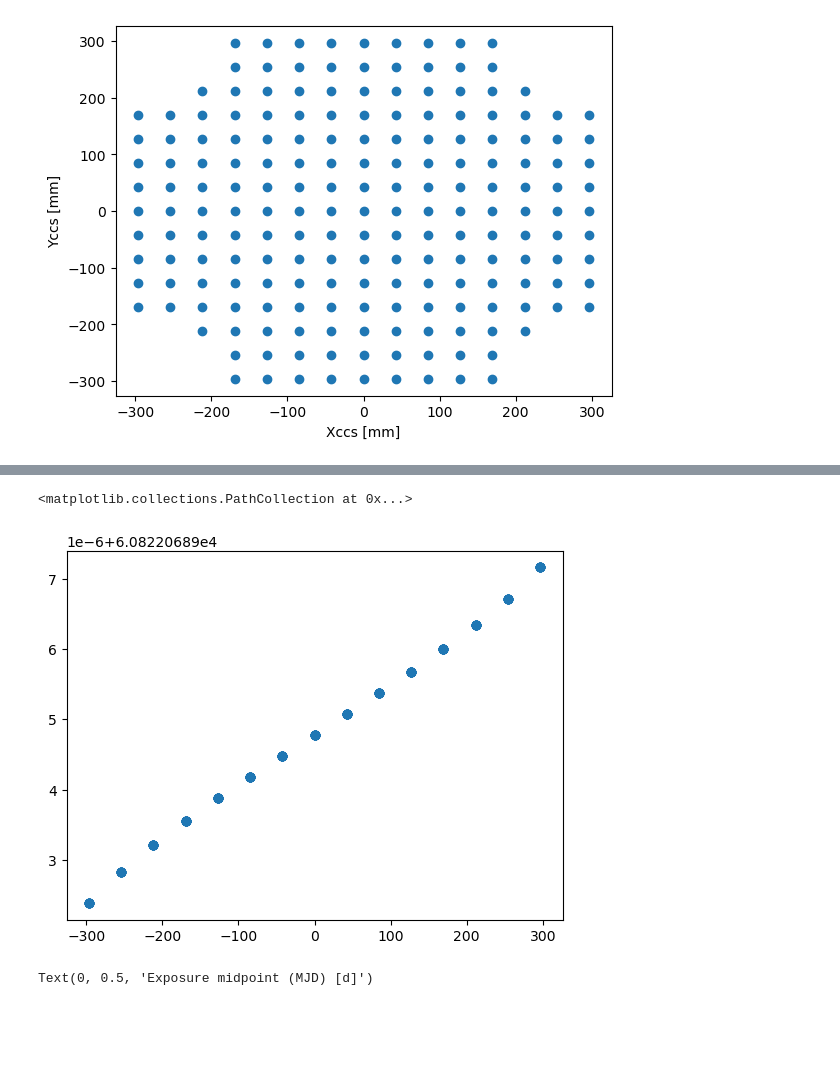
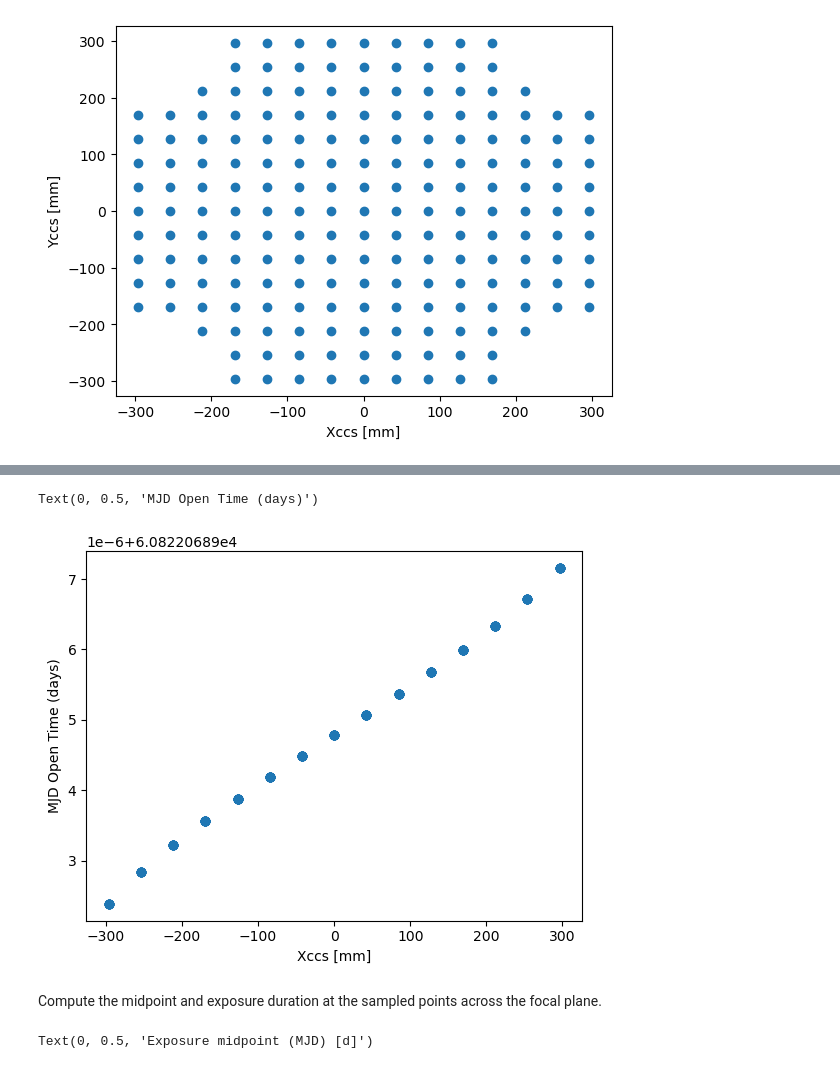
Before and after one commit to lsst-dm/ap_pipe-notebooks, a Jupyter notebook: notebooks/DM-50985_Understand_shutter_motion.ipynb, the cells around one changed output, grey strips where cells are left out. Cells and saved outputs as stored; diff of their text form; code cells hidden in the pictures; blank space fills up the shorter version.

```diff
--- a/notebooks/DM-50985_Understand_shutter_motion.ipynb
+++ b/notebooks/DM-50985_Understand_shutter_motion.ipynb
@@ -210,9 +220,13 @@ open_time = mjd_at_xccs(df.loc[w50, 'xccs_mm'], model_xccs_open, model_mjd_open)
 close_time = mjd_at_xccs(df.loc[w50, 'xccs_mm'], model_xccs_close, model_mjd_close)
 # %%
 plt.scatter(df.loc[w50, 'xccs_mm'], open_time)
+plt.xlabel('Xccs [mm]')
+plt.ylabel('MJD Open Time (days)')
 # %% [output]
-<matplotlib.collections.PathCollection at 0x...>
+Text(0, 0.5, 'MJD Open Time (days)')
-[figure, old version]
+[figure, new version]
+# %% [markdown]
+Compute the midpoint and exposure duration at the sampled points across the focal plane.
 # %%
 midpoint_time = (close_time + open_time)/2.
 duration = (close_time - open_time) * 24 * 3600
```
Also changed, not shown: parts of 10 cells of this notebook.
